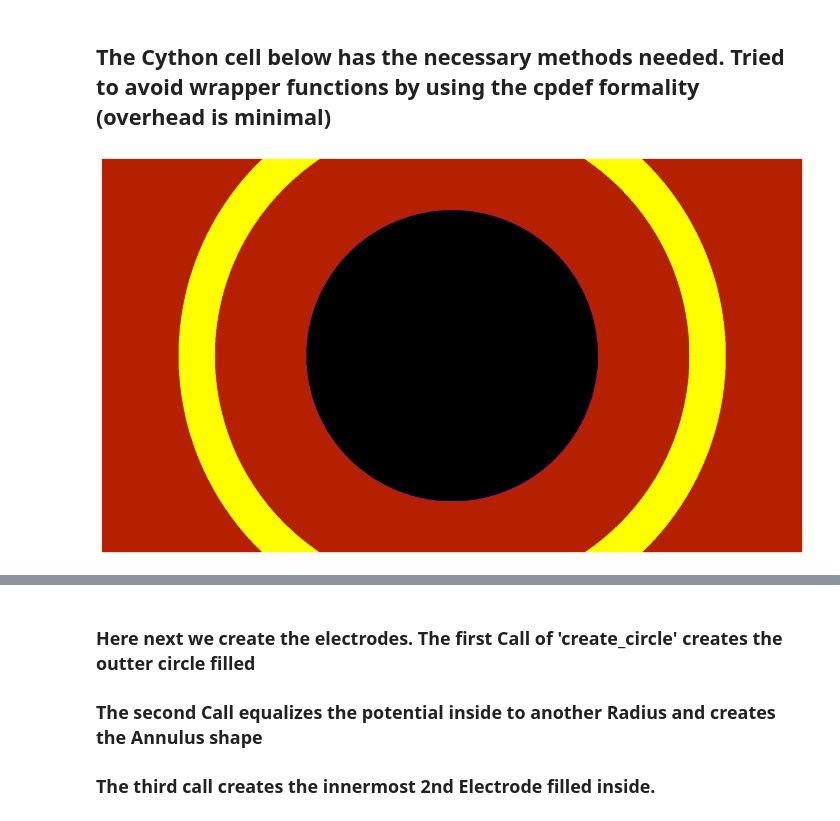
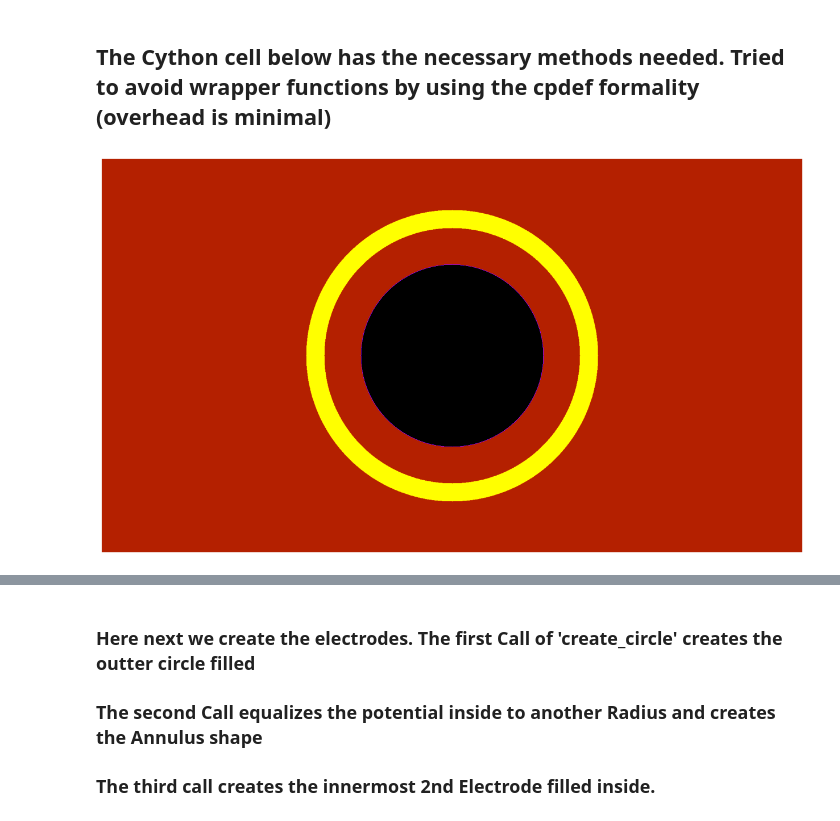
Before and after one commit to dcthecook/electrodynamics, a Jupyter notebook: CYTHON_Jacobi_Multiprocessed.ipynb, the cells around one changed output, grey strips where cells are left out. Drawn from its saved outputs; the diff is of its cells as text; code cells hidden in the pictures.

```diff
--- a/CYTHON_Jacobi_Multiprocessed.ipynb
+++ b/CYTHON_Jacobi_Multiprocessed.ipynb
@@ -201,22 +231,22 @@ cpdef up_cycle(double [:,:] potential, double[:,:] mask, int total_samples, int
 # %%
 #create the cut wire example
 res = (1080, 1920) #The domain resolution.
 potential = np.zeros(res)
 mask = np.zeros(res, dtype=float)
 center_y, center_x = potential.shape[0]//2, potential.shape[1]//2
-radius = 750
-hollow_radius = 650
-small_radius = 400
+radius = 400
+hollow_radius = 350
+small_radius = 250
 pot_val = 30.
+
+create_circle(potential, mask, center_x, center_y, radius, 30., 30., '<=')
+create_circle(potential, mask, center_x, center_y, hollow_radius, 0., 0, '<=')
+create_circle(potential, mask, center_x, center_y, small_radius, -30., -30., '<=')
+plt.figure(figsize = (16, 9))
+plt.axis('off')
+image = plt.imshow(potential)
+image.set_cmap('gnuplot')
+
+plt.show()
+# %% [output]
+[figure, added]
-# %%
-create_circle(potential, mask, center_x, center_y, radius, 30., 30., '<=')
-create_circle(potential, mask, center_x, center_y, hollow_radius, 0., 0, '<=')
-create_circle(potential, mask, center_x, center_y, small_radius, -30., -30., '<=')
-plt.figure(figsize = (16, 9))
-plt.axis('off')
-image = plt.imshow(potential)
-image.set_cmap('gnuplot')
-
-plt.show()
-# %% [output]
-[figure, removed]
```
Also changed, not shown: parts of 45 cells of this notebook.
